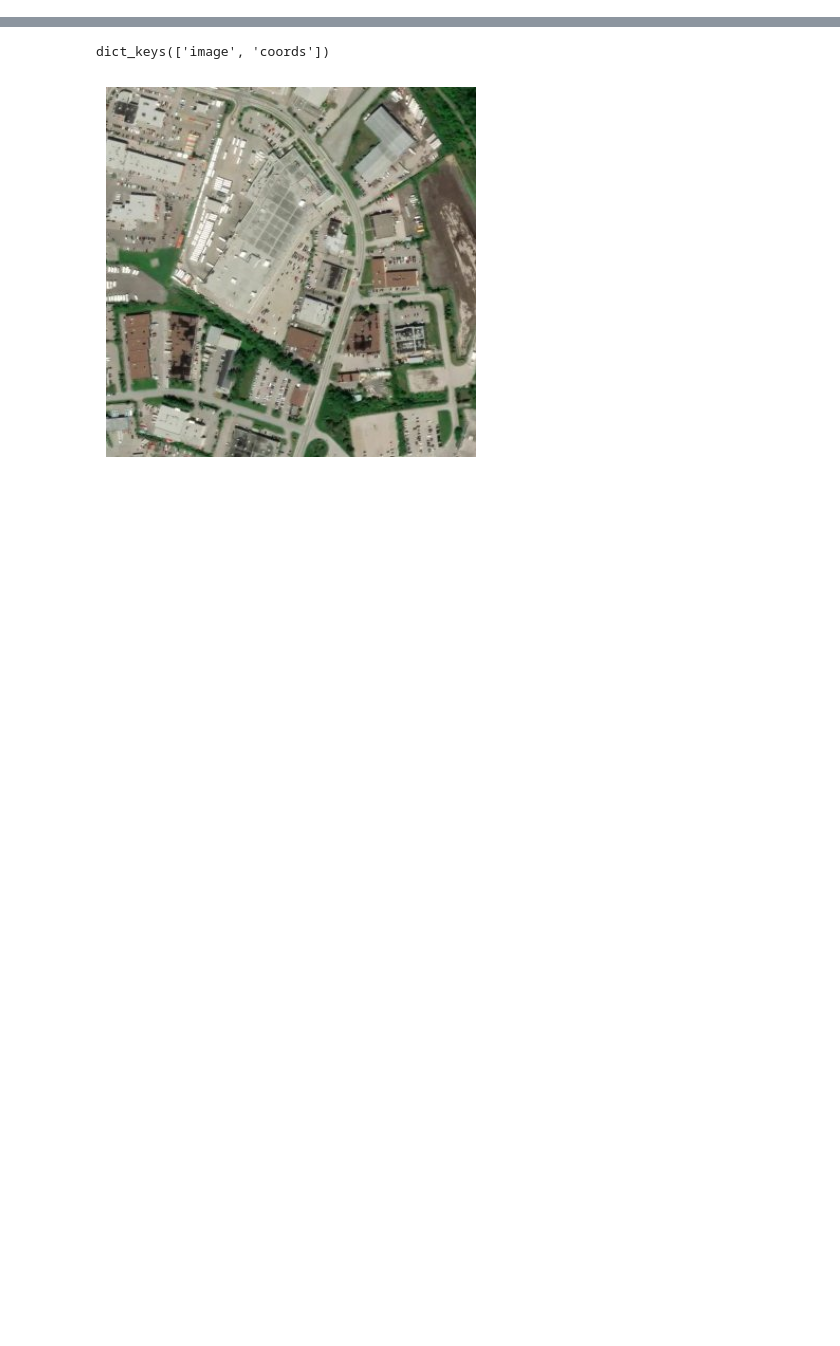
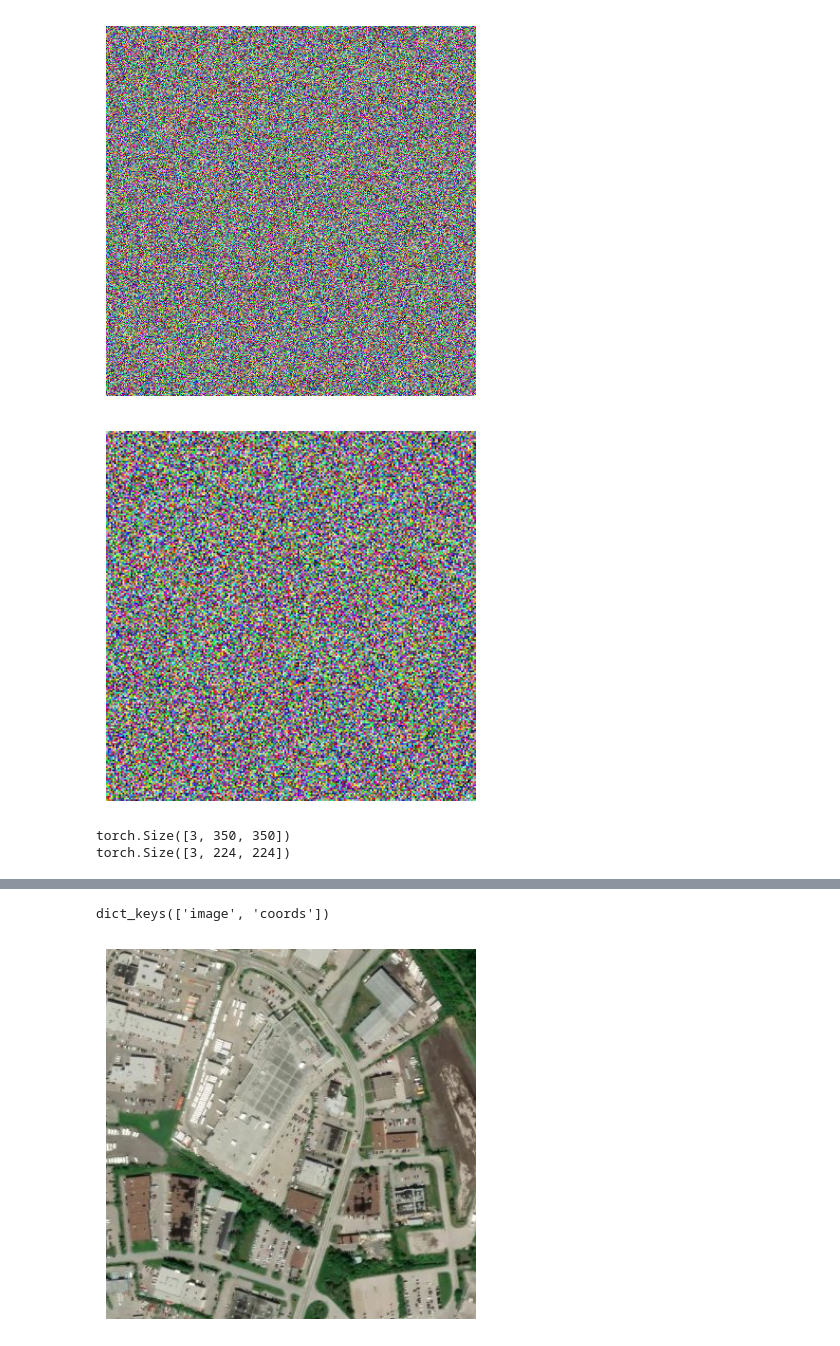
Before and after one commit to abhaydmathur/Wildfire, a Jupyter notebook: src/exploration.ipynb, the cells around one changed output, grey strips where cells are left out. Saved outputs shown, nothing was run; the diff lists cells and outputs as text; code cells hidden in the pictures; blank space fills up the shorter version.

```diff
--- a/src/exploration.ipynb
+++ b/src/exploration.ipynb
@@ -1,5 +1,24 @@
 # %%
 from utils.datasets import WildfireDataset, show_image
+# %%
+from torchvision import transforms
+import torch
+
+
+x = transforms.CenterCrop(224)
+
+random_img = torch.rand(3, 350, 350)
+show_image(random_img)
+show_image(x(random_img))
+# %% [output]
+[figure, added]
+[figure, added]
+# %%
+print(random_img.shape)
+print(x(random_img).shape)
+# %% [output]
+torch.Size([3, 350, 350])
+torch.Size([3, 224, 224])
 # %%
 import matplotlib.pyplot as plt
 import numpy as np
```
Also changed, not shown: parts of 1 cell of this notebook, 18 other files.
